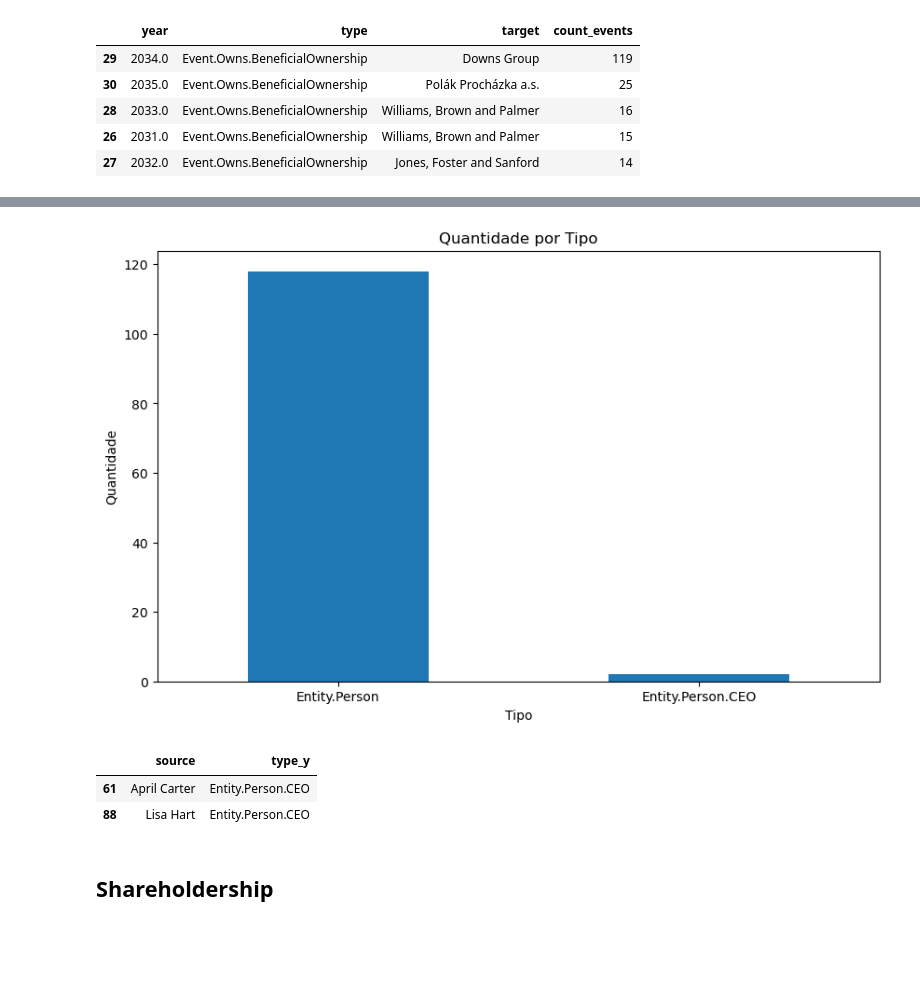
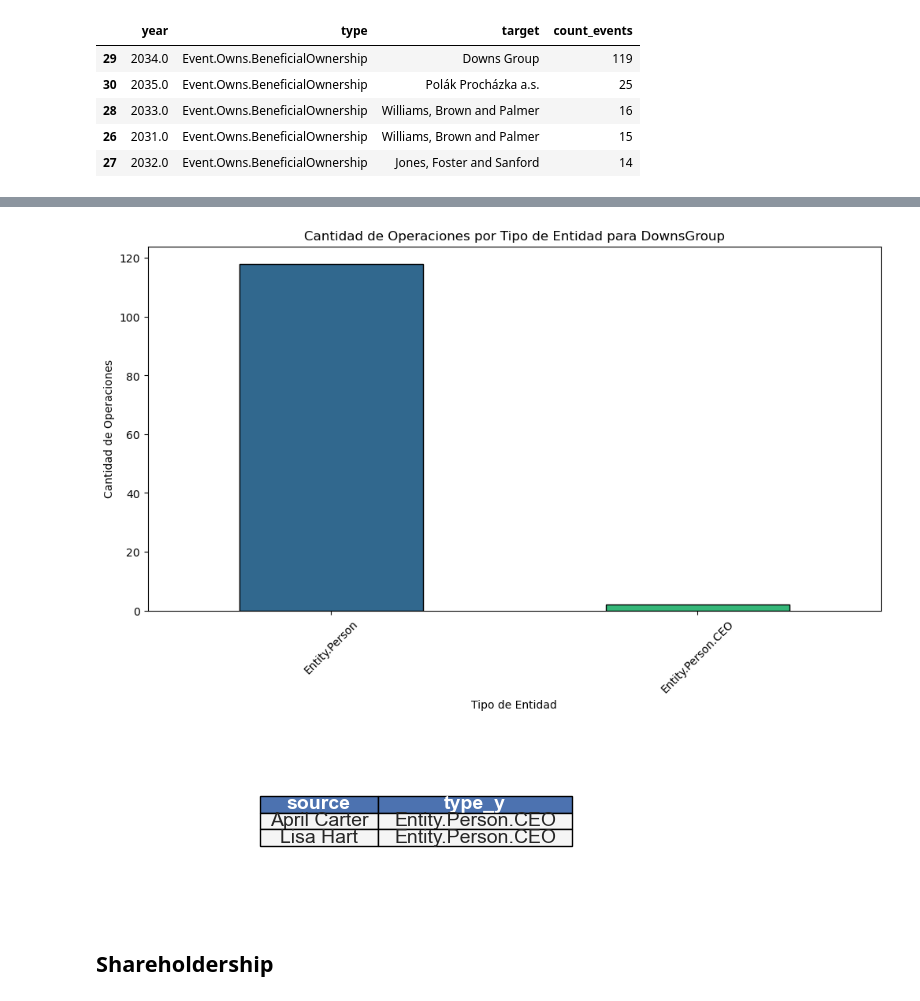
Before and after one commit to bettachini/visualizacion, a Jupyter notebook: vast2024/analisis2.ipynb, the cells around one changed output, grey strips where cells are left out. Saved outputs shown, nothing was run; the diff lists cells and outputs as text; code cells hidden in the pictures; blank space fills up the shorter version.

Commit message:
feat: Add graph visualization feature

```diff
--- a/vast2024/analisis2.ipynb
+++ b/vast2024/analisis2.ipynb
@@ -168,25 +254,62 @@ df_downs_group = df_links[(df_links['target'] == 'Downs Group') & (df_links['yea
 # %%
 df_downs_group = df_downs_group.merge(df_nodos, left_on='source', right_on='id', how='left')[['source', 'type_y']]
 # %%
-# Contar a quantidade por tipo
+# Contar la cantidad por tipo
 type_counts = df_downs_group['type_y'].value_counts()
 
-# Criar o gráfico de barras
-plt.figure(figsize=(10, 6))
-type_counts.plot(kind='bar')
-plt.title('Quantidade por Tipo')
-plt.xlabel('Tipo')
-plt.ylabel('Quantidade')
-plt.xticks(rotation=0)
+# Configurar la paleta de colores
+palette = sns.color_palette("viridis", len(type_counts))
+
+# Crear el gráfico de barras
+plt.figure(figsize=(12, 6))
+barplot = type_counts.plot(kind='bar', color=palette, edgecolor='black')
+
+# Títulos y etiquetas
+plt.title('Cantidad de Operaciones por Tipo de Entidad para DownsGroup')
+plt.xlabel('Tipo de Entidad')
+plt.ylabel('Cantidad de Operaciones')
+plt.xticks(rotation=45)
+
+# Mostrar el gráfico
 plt.show()
 # %% [output]
-[figure, old version]
+[figure, new version]
-# %%
-df_downs_group[df_downs_group['type_y'] == 'Entity.Person.CEO']
-# %% [output]
-|  | source | type_y |
-| 61 | April Carter | Entity.Person.CEO |
-| 88 | Lisa Hart | Entity.Person.CEO |
+# %%
+# Filtrar los datos
+filtered_df = df_downs_group[df_downs_group['type_y'] == 'Entity.Person.CEO']
+
+# Configurar el estilo del seaborn
+sns.set(style="whitegrid")
+
+# Crear la tabla como imagen
+fig, ax = plt.subplots(figsize=(8, 2))  # Tamaño ajustado según sea necesario
+ax.axis('tight')
+ax.axis('off')
+
+# Agregar tabla
+table = ax.table(cellText=filtered_df.values, colLabels=filtered_df.columns, cellLoc='center', loc='center', cellColours=[['#f5f5f5', '#f5f5f5']] * len(filtered_df))
+
+# Estilo de la tabla
+table.auto_set_font_size(False)
+table.set_fontsize(14)
+table.auto_set_column_width(col=list(range(len(filtered_df.columns))))
+
+# Ajustar el estilo de las celdas
+for key, cell in table.get_celld().items():
+    cell.set_edgecolor('black')
+    if key[0] == 0:
+        cell.set_text_props(weight='bold', color='white')
+        cell.set_facecolor('#4c72b0')
+    else:
+        cell.set_facecolor('#f5f5f5')
+
+# Guardar la tabla como imagen
+plt.savefig('tabla_ceo_mejorada.png', bbox_inches='tight', dpi=300)
+
+# Mostrar la tabla
+plt.show()
+# %% [output]
+[figure, added]
 # %% [markdown]
 ## Shareholdership
 # %%
```
Also changed, not shown: parts of 21 cells of this notebook.
